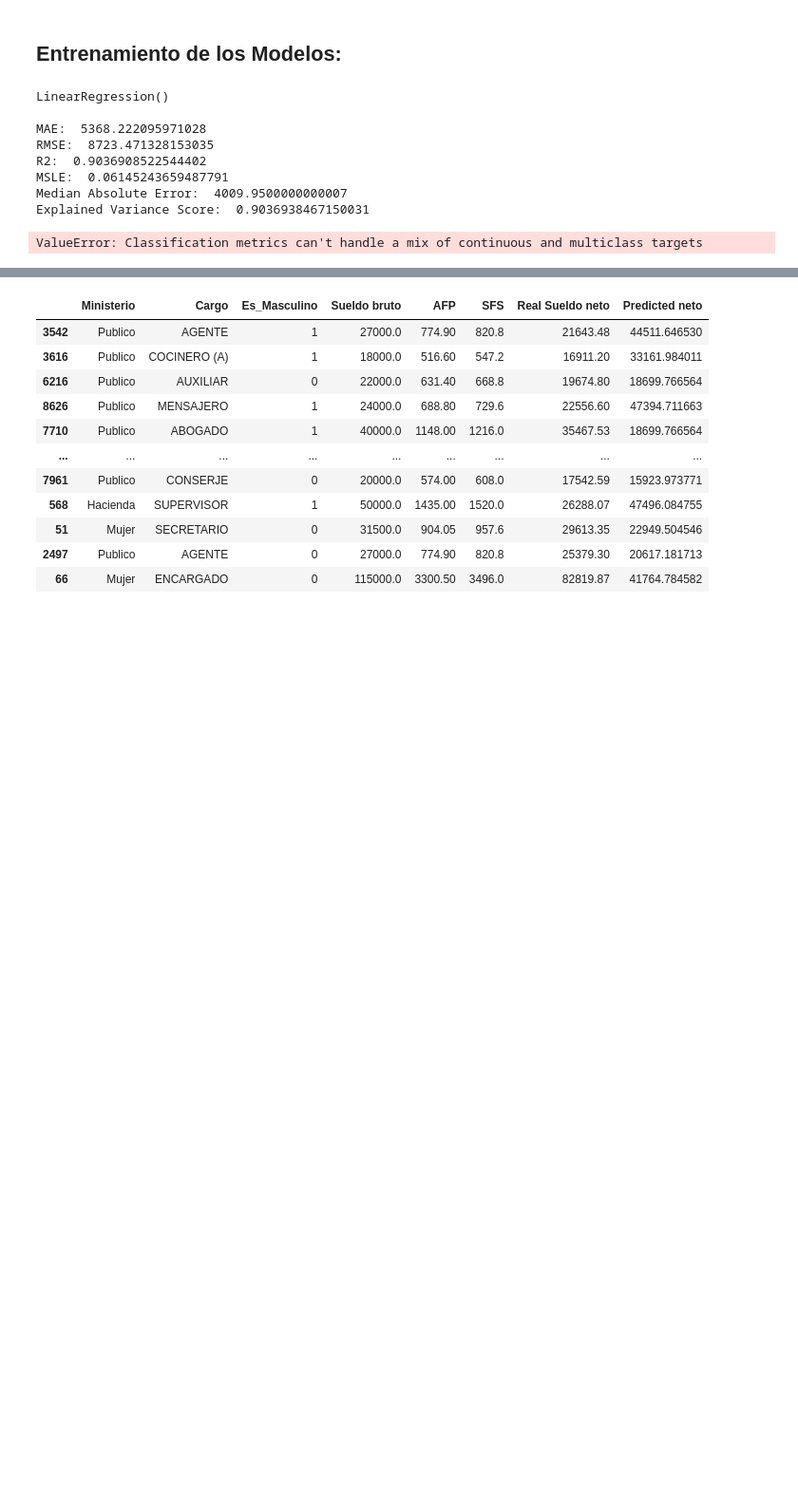
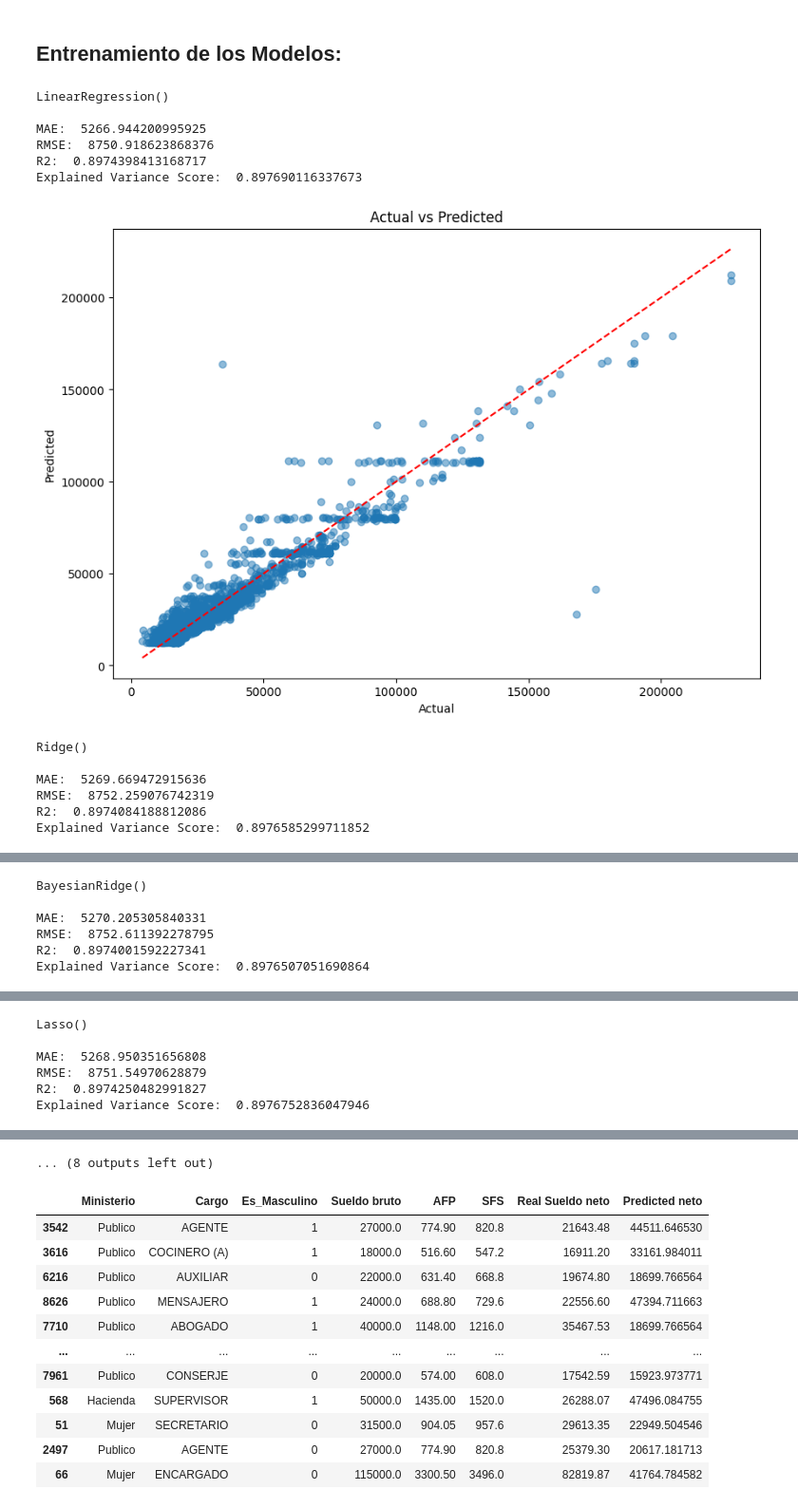
Before and after one commit to OAGgithub/Inferencia-Ingresos, a Jupyter notebook: Inferencia_Ingresos.ipynb, the cells around one changed output, grey strips where cells are left out. Shown at 95% size. Saved outputs shown, nothing was run; the diff lists cells and outputs as text; code cells hidden in the pictures; blank space fills up the shorter version.

```diff
--- a/Inferencia_Ingresos.ipynb
+++ b/Inferencia_Ingresos.ipynb
@@ -887,33 +887,35 @@ models = [LinearRegression(), Ridge(), BayesianRidge(),Lasso(), KNeighborsRegres
 # %%
 
 for model in models:
   model.fit(X_train, y_train)
   y_pred = pd.Series(model.predict(X_test))
   y_pred.index = y_test.index
   print("\n"+ str(model))
 
 
   print("\nMAE: ", mean_absolute_error(y_test, y_pred))
   print("RMSE: ", np.sqrt(mean_squared_error(y_test, y_pred)))
   print("R2: ", r2_score(y_test, y_pred) )
-  print("MSLE: ", mean_squared_log_error(y_test, y_pred))
-  print("Median Absolute Error: ", median_absolute_error(y_test, y_pred))
   print("Explained Variance Score: ", explained_variance_score(y_test, y_pred))
 
-  cm = confusion_matrix(y_test, y_pred)
   plt.figure(figsize=(10, 7))
-  sns.heatmap(cm, annot=True, fmt='d', cmap='Blues')
-  plt.xlabel('Predicted')
-  plt.ylabel('Actual')
-  plt.title('Confusion Matrix')
+  plt.scatter(y_test, y_pred, alpha=0.5)
+  plt.plot([y_test.min(), y_test.max()], [y_test.min(), y_test.max()], 'r--')
+  plt.xlabel('Actual')
+  plt.ylabel('Predicted')
+  plt.title('Actual vs Predicted')
   plt.show()
 # %% [output]
 LinearRegression()
 
-MAE:  5368.222095971028
-RMSE:  8723.471328153035
-R2:  0.9036908522544402
-MSLE:  0.06145243659487791
-Median Absolute Error:  4009.9500000000007
-Explained Variance Score:  0.9036938467150031
+MAE:  5266.944200995925
+RMSE:  8750.918623868376
+R2:  0.8974398413168717
+Explained Variance Score:  0.897690116337673
+[figure, added]
-ValueError: Classification metrics can't handle a mix of continuous and multiclass targets
+Ridge()
+
+MAE:  5269.669472915636
+RMSE:  8752.259076742319
+R2:  0.8974084188812086
+Explained Variance Score:  0.8976585299711852
@@ -919,0 +923,6 @@ ValueError: Classification metrics can't handle a mix of continuous and multicla
+BayesianRidge()
+
+MAE:  5270.205305840331
+RMSE:  8752.611392278795
+R2:  0.8974001592227341
+Explained Variance Score:  0.8976507051690864
@@ -919,0 +930,6 @@ ValueError: Classification metrics can't handle a mix of continuous and multicla
+Lasso()
+
+MAE:  5268.950351656808
+RMSE:  8751.54970628879
+R2:  0.8974250482991827
+Explained Variance Score:  0.8976752836047946
@@ -920,3 +951,4 @@ ValueError: Classification metrics can't handle a mix of continuous and multicla
+... (8 outputs left out)
 # %%
 y_pred = pd.Series(models[1].predict(X_test))
 y_pred.index = y_test.index
```
Also changed, not shown: parts of 1 cell of this notebook.
